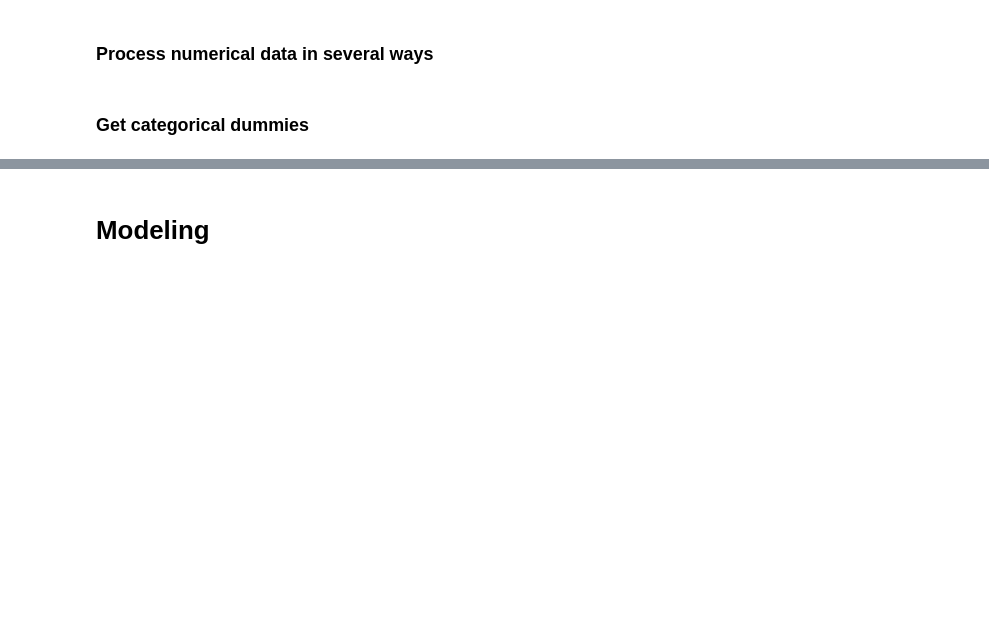
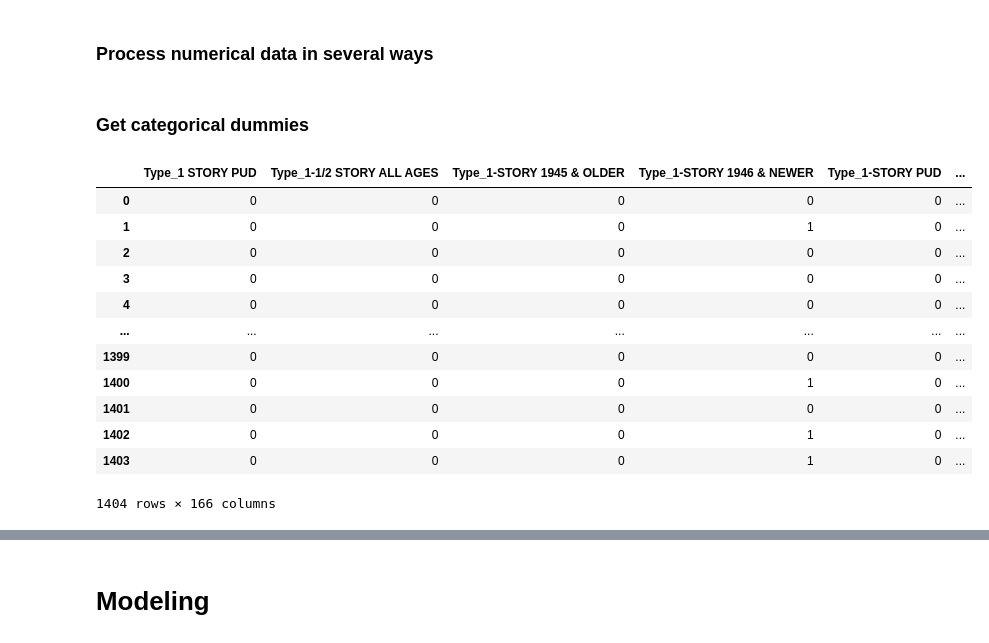
Before and after one commit to gtw2i/MSDS-565-Spring-2025, a Jupyter notebook: Unit 3 - Review ML w Sklearn/Demos/U3_Reg_RealEstate.ipynb, the cells around one changed output, grey strips where cells are left out. Saved outputs shown, nothing was run; the diff lists cells and outputs as text; code cells hidden in the pictures; blank space fills up the shorter version.

```diff
--- a/Unit 3 - Review ML w Sklearn/Demos/U3_Reg_RealEstate.ipynb
+++ b/Unit 3 - Review ML w Sklearn/Demos/U3_Reg_RealEstate.ipynb
@@ -149,0 +182,9 @@ df = df.drop(columns=['Masonry/Veneer'])
+# %%
+df = df.drop(
+    columns=[
+       '1st Floor Area', '2nd Floor Area', '3 Season Porch Area',
+       'Basement Area', 'Basement Finished Area', 'Basement Unfinished Area',
+       'Enclosed Porch Area', 'Garage Area', 'Living Area Above Grade',
+       'Open Porch Area', 'Pool Area', 'Screen Porch Area', 'Wood Deck Area'
+    ]
+)
@@ -149,0 +218,16 @@ df = df.drop(columns=['Masonry/Veneer'])
+# %%
+df['Basement Height'] = df['Basement Height'].apply(
+    lambda x: x.split(" ")[0]
+)
+
+df['Basement Height'] = df['Basement Height'].apply(
+    lambda x: x if x in quality_order else "Poor"
+)
+
+df['Basement Height'] = encoder.transform(df[['Basement Height']]).astype(int)[:,0]
+# %%
+df['Pool Qual'] = df['Pool Qual'].apply(
+    lambda x: x if x in quality_order else "Poor"
+)
+
+df['Pool Qual'] = encoder.transform(df[['Pool Qual']]).astype(int)[:,0]
@@ -150,3 +236,16 @@ df = df.drop(columns=['Masonry/Veneer'])
+# %%
+df['CentralAir'] = df['CentralAir'].replace(
+    {
+        'Y':1,
+        'N':0
+    }
+)
+
+df = df.rename(
+    columns={
+        'CentralAir':'Central Air'
+    }
+)
 # %% [markdown]
 # Preprocess data
 # %%
@@ -182,4 +281,19 @@ X_nmu_pca = pd.DataFrame(
 # %% [markdown]
 ### Get categorical dummies
 # %%
-X_dum = pd.get_dummies(X_cat).astype(int)
+X_dum = pd.get_dummies(X_cat, dtype=int)
+X_dum
+# %% [output]
+|  | Type_1 STORY PUD | Type_1-1/2 STORY ALL AGES | Type_1-STORY 1945 & OLDER | Type_1-STORY 1946 & NEWER | Type_1-STORY PUD | ... |
+| 0 | 0 | 0 | 0 | 0 | 0 | ... |
+| 1 | 0 | 0 | 0 | 1 | 0 | ... |
+| 2 | 0 | 0 | 0 | 0 | 0 | ... |
+| 3 | 0 | 0 | 0 | 0 | 0 | ... |
+| 4 | 0 | 0 | 0 | 0 | 0 | ... |
+| ... | ... | ... | ... | ... | ... | ... |
+| 1399 | 0 | 0 | 0 | 0 | 0 | ... |
+| 1400 | 0 | 0 | 0 | 1 | 0 | ... |
+| 1401 | 0 | 0 | 0 | 0 | 0 | ... |
+| 1402 | 0 | 0 | 0 | 1 | 0 | ... |
+| 1403 | 0 | 0 | 0 | 1 | 0 | ... |
+1404 rows × 166 columns
```
Also changed, not shown: parts of 30 cells of this notebook, 3 other files.
